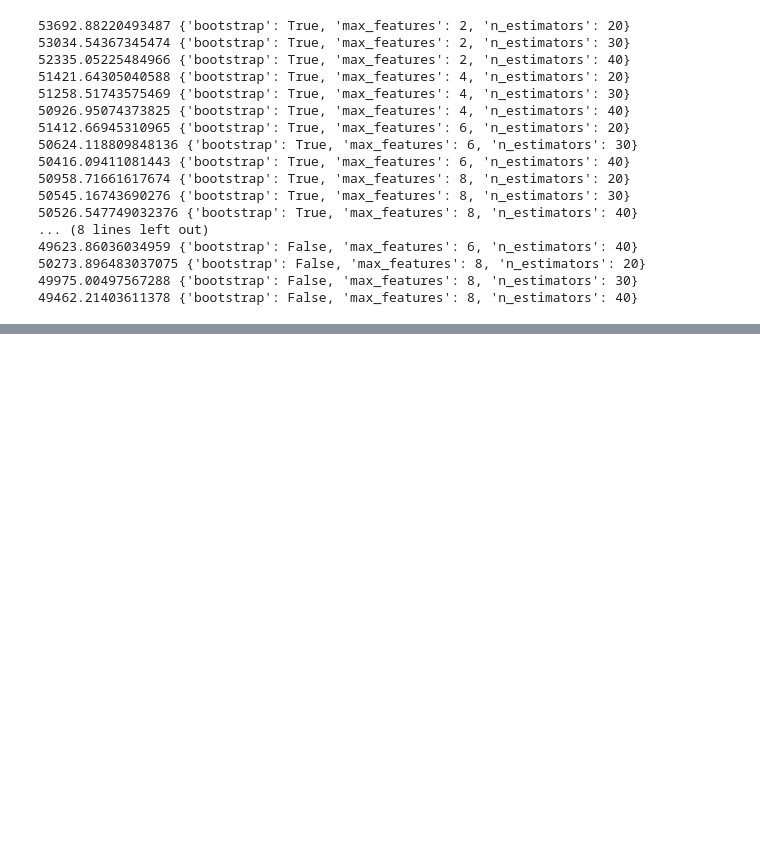
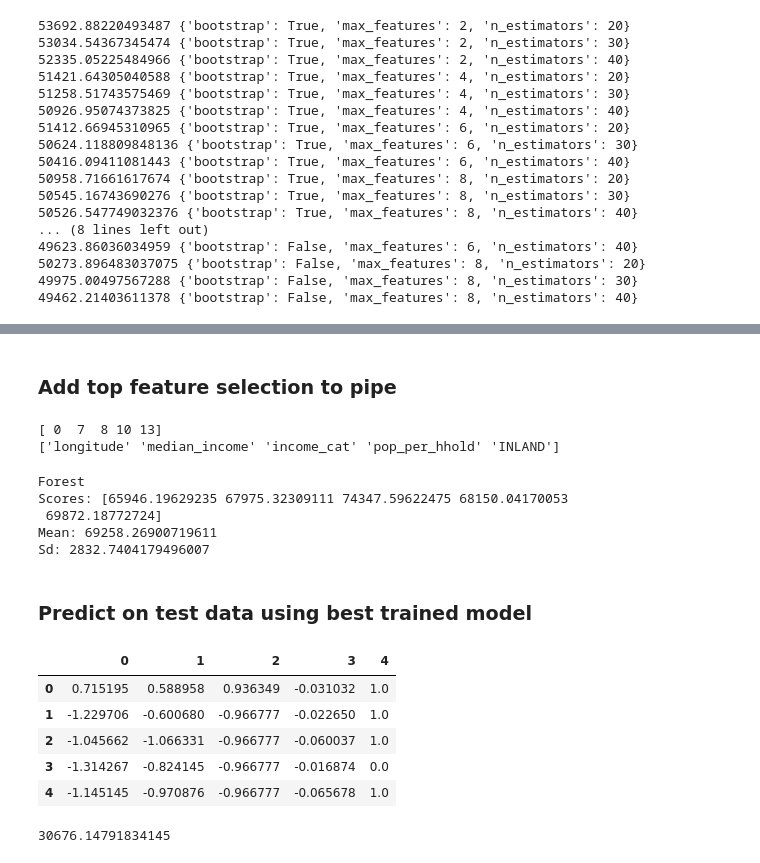
Before and after one commit to johanWallgren/learn_python, a Jupyter notebook: handson-ml/predict_housing_price_linreg_tree_forest.ipynb, the cells around one changed output, grey strips where cells are left out. Cells and saved outputs as stored; diff of their text form; code cells hidden in the pictures; blank space fills up the shorter version.

```diff
--- a/handson-ml/predict_housing_price_linreg_tree_forest.ipynb
+++ b/handson-ml/predict_housing_price_linreg_tree_forest.ipynb
@@ -243,0 +254,7 @@ Sd: 1300.8474687076668
+# %%
+feature_importances = grid_search.best_estimator_.feature_importances_
+extra_attribs = ['rooms_per_hhold','pop_per_hhold','bedrooms_per_room']
+cat_encoder = full_pipeline.named_transformers_['cat']
+cat_one_hot_attribs = list(cat_encoder.categories_[0])
+attributes = num_attribs + extra_attribs + cat_one_hot_attribs
+sorted(zip(feature_importances, attributes), reverse=True)
@@ -243,0 +279,2 @@ Sd: 1300.8474687076668
+# %% [markdown]
+### Add top feature selection to pipe
@@ -243,0 +294,59 @@ Sd: 1300.8474687076668
+# %%
+k = 5
+top_k_feature_indices = indices_of_top_k(feature_importances, k)
+print(top_k_feature_indices)
+print(np.array(attributes)[top_k_feature_indices])
+
+# Create the new pipe
+preparation_and_feature_selection_pipeline = Pipeline([
+    ('preparation', full_pipeline),
+    ('feature_selection', TopFeatureSelector(feature_importances, k))
+])
+# %% [output]
+[ 0  7  8 10 13]
+['longitude' 'median_income' 'income_cat' 'pop_per_hhold' 'INLAND']
+# %%
+# Training with best hyperparameters + added max_depth
+
+housing_prepared = preparation_and_feature_selection_pipeline.fit_transform(housing)
+
+forest_reg = RandomForestRegressor(bootstrap=grid_search.best_params_['bootstrap'],
+                                   n_estimators=grid_search.best_params_['n_estimators'],
+                                   max_depth=10)
+
+forest_reg.fit(housing_prepared, housing_labels)
+forest_mse_scores = cross_val_score(forest_reg, housing_prepared, housing_labels, scoring='neg_mean_squared_error', cv=5)
+forest_rmse_scores = np.sqrt(-forest_mse_scores)
+
+print('Forest')
+display_socres(forest_rmse_scores)
+# %% [output]
+Forest
+Scores: [65946.19629235 67975.32309111 74347.59622475 68150.04170053
+ 69872.18772724]
+Mean: 69258.26900719611
+Sd: 2832.7404179496007
+# %% [markdown]
+### Predict on test data using best trained model
+# %%
+housing_test = strat_test_set.drop('median_house_value', axis=1)
+housing_test_labels = strat_test_set['median_house_value'].copy()
+housing_num = housing.drop('ocean_proximity', axis=1)
+housing_cat = housing[['ocean_proximity']]
+
+k=5
+housing_test_prepared = preparation_and_feature_selection_pipeline.fit_transform(housing_test)
+pd.DataFrame(housing_test_prepared).head()
+# %% [output]
+|  | 0 | 1 | 2 | 3 | 4 |
+| 0 | 0.715195 | 0.588958 | 0.936349 | -0.031032 | 1.0 |
+| 1 | -1.229706 | -0.600680 | -0.966777 | -0.022650 | 1.0 |
+| 2 | -1.045662 | -1.066331 | -0.966777 | -0.060037 | 1.0 |
+| 3 | -1.314267 | -0.824145 | -0.966777 | -0.016874 | 0.0 |
+| 4 | -1.145145 | -0.970876 | -0.966777 | -0.065678 | 1.0 |
+# %%
+housing_test_predictions = forest_reg.predict(housing_test_prepared)
+forest_rmse = np.sqrt(mean_squared_error(housing_test_labels, housing_predictions))
+forest_rmse
+# %% [output]
+30676.14791834145
```
Also changed, not shown: parts of 6 cells of this notebook.
